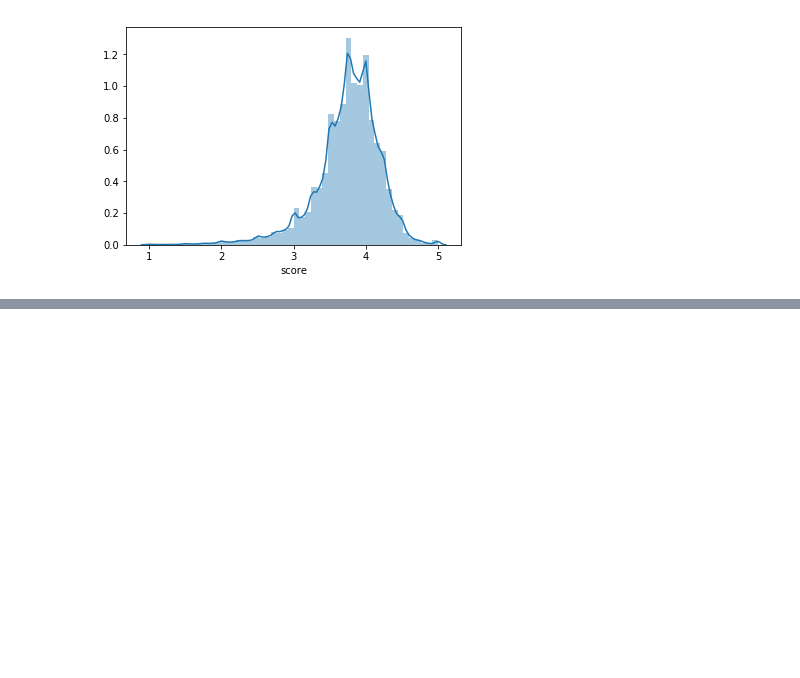
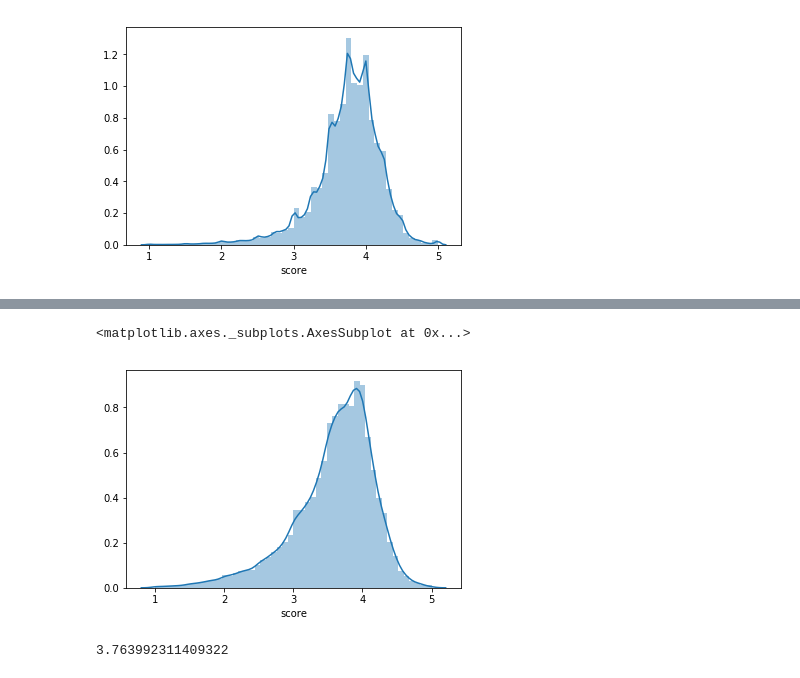
Before and after one commit to aabrahamson3/beer30, a Jupyter notebook: Medium-EDA.ipynb, the cells around one changed output, grey strips where cells are left out. Drawn from its saved outputs; the diff is of its cells as text; code cells hidden in the pictures; blank space fills up the shorter version.

```diff
--- a/Medium-EDA.ipynb
+++ b/Medium-EDA.ipynb
@@ -72,2 +124,12 @@ dt_reviews = reviews.set_index('date')
 # %%
-dt_reviews[dt_reviews.index.year < 2007].sum()
+early_reviews = dt_reviews[dt_reviews.index.year < 2010]
+# %%
+sns.distplot(early_reviews.groupby(['beer_id']).score.mean())
+# %% [output]
+<matplotlib.axes._subplots.AxesSubplot at 0x...>
+[figure, added]
+# %%
+# the mean reduced by ~0.1 overall score. So not that much different
+early_reviews.score.mean()
+# %% [output]
+3.763992311409322
```
Also changed, not shown: parts of 13 cells of this notebook.
